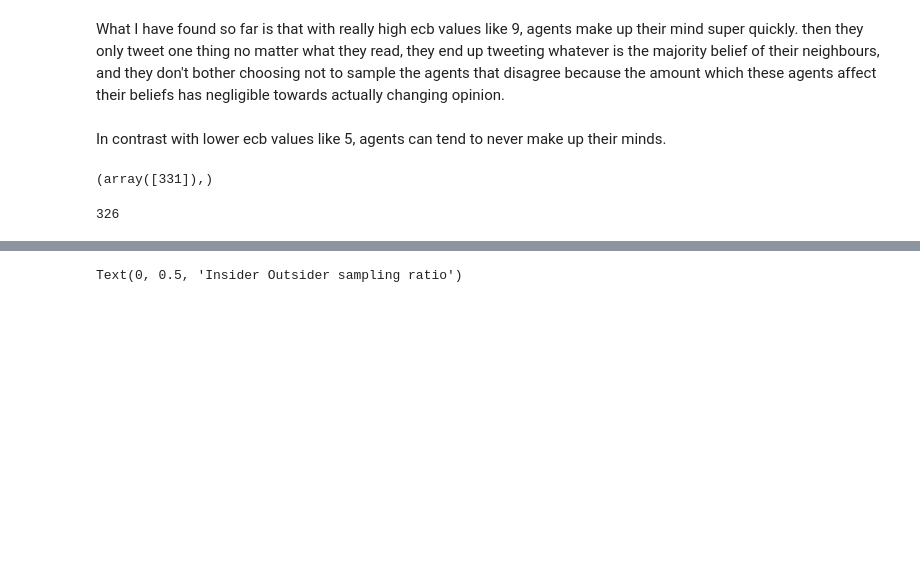
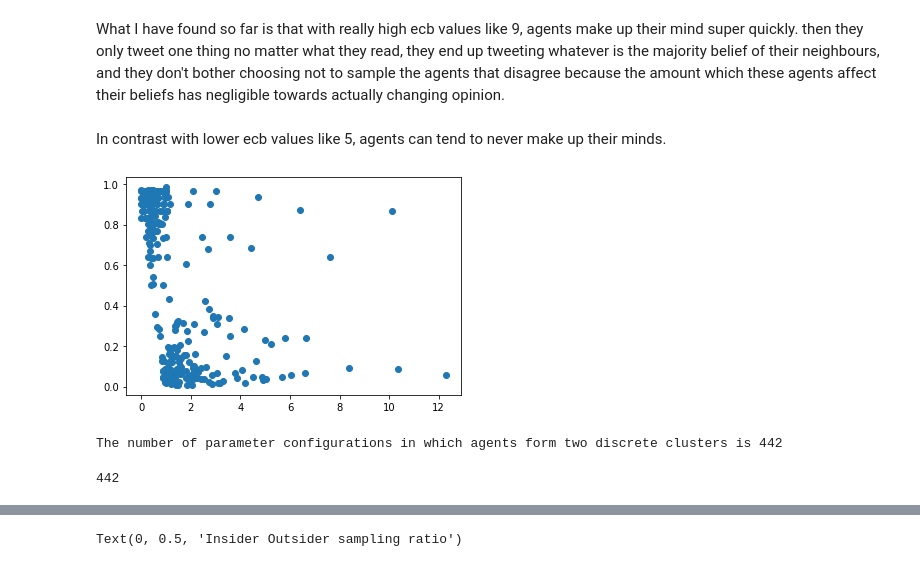
Before and after one commit to daphnedemekas/active_inference_opinion_dynamics, a Jupyter notebook: Analysis/old/SamplingAnalysis2.ipynb, the cells around one changed output, grey strips where cells are left out. Cells and saved outputs as stored; diff of their text form; code cells hidden in the pictures; blank space fills up the shorter version.

```diff
--- a/Analysis/SamplingAnalysis2.ipynb
+++ b/Analysis/old/SamplingAnalysis2.ipynb
@@ -45,7 +45,8 @@ params.v_d.value = variances[0]
 params.lr_d.value = lr[0]
 # %%
 params.get_overall_metrics()
-# %%
-np.where((params.insider_outsider_ratios[:,-1] - params.insider_outsider_ratios[:,0]) == np.nanmin((params.insider_outsider_ratios[:,-1] - params.insider_outsider_ratios[:,0])))
-# %% [output]
-(array([331]),)
+# %%
+plt.scatter(params.insider_outsider_ratios[:,-1], params.db_indices)
+plt.show()
+# %% [output]
+[figure, added]
@@ -57,4 +59,8 @@ interesting_ratios = params.insider_outsider_ratios[:,-1][indices][indices2]
+# %%
+print("The number of parameter configurations in which agents form two discrete clusters is " + str(len(clustering_indices)))
+# %% [output]
+The number of parameter configurations in which agents form two discrete clusters is 442
 # %%
-len(interesting_ratios)
+len(clustering_ratios)
 # %% [output]
-326
+442
```
Also changed, not shown: parts of 7 cells of this notebook, 11 other files.
